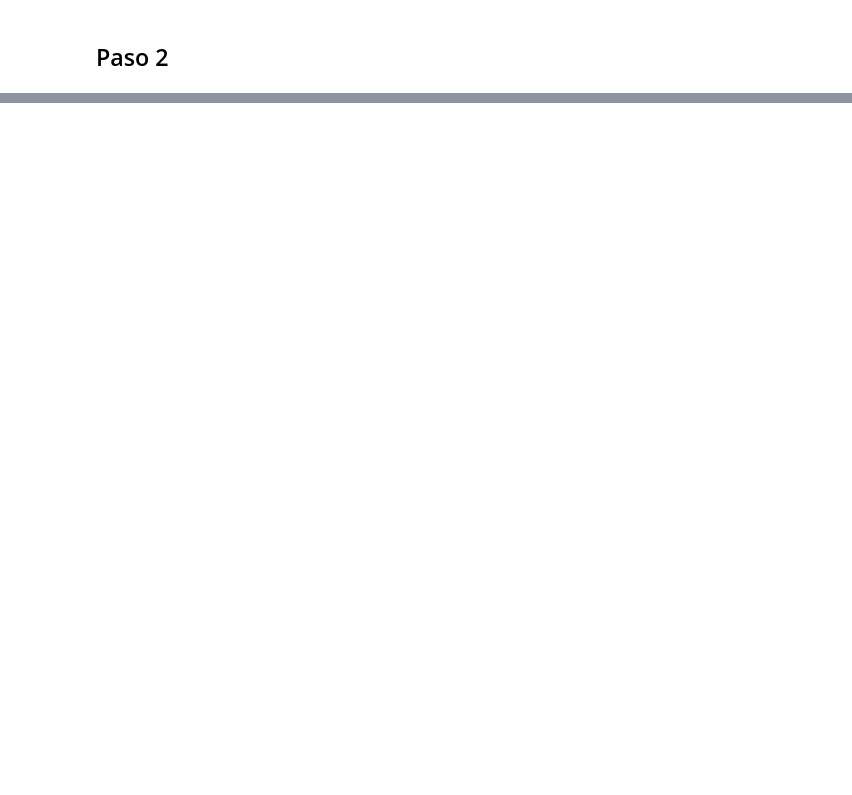
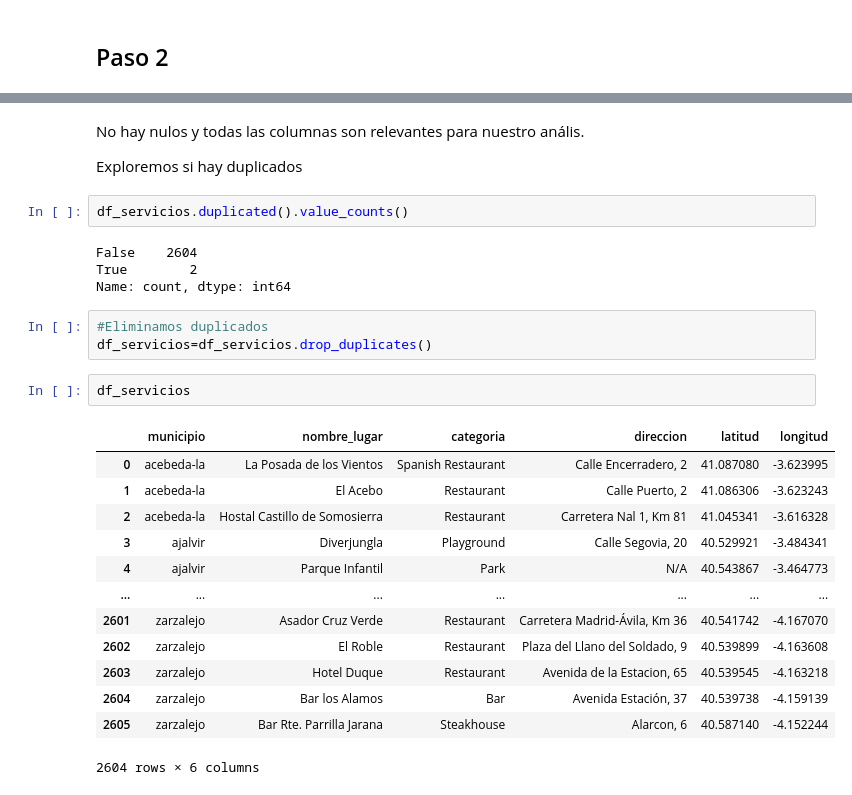
Before and after one commit to Rcm89/aboratorio-modulo3-leccion01-APIs, a Jupyter notebook: laboratorio-modulo3-leccion01-APIs.ipynb, the cells around one changed output, grey strips where cells are left out. Saved outputs shown, nothing was run; the diff lists cells and outputs as text; blank space fills up the shorter version.

```diff
--- a/laboratorio-modulo3-leccion01-APIs.ipynb
+++ b/laboratorio-modulo3-leccion01-APIs.ipynb
@@ -254,0 +248,29 @@ json
+# %% [markdown]
+No hay nulos y todas las columnas son relevantes para nuestro anális.
+
+Exploremos si hay duplicados
+# %%
+df_servicios.duplicated().value_counts()
+# %% [output]
+False    2604
+True        2
+Name: count, dtype: int64
+# %%
+#Eliminamos duplicados
+df_servicios=df_servicios.drop_duplicates()
+# %%
+df_servicios
+# %% [output]
+|  | municipio | nombre_lugar | categoria | direccion | latitud | longitud |
+| 0 | acebeda-la | La Posada de los Vientos | Spanish Restaurant | Calle Encerradero, 2 | 41.087080 | -3.623995 |
+| 1 | acebeda-la | El Acebo | Restaurant | Calle Puerto, 2 | 41.086306 | -3.623243 |
+| 2 | acebeda-la | Hostal Castillo de Somosierra | Restaurant | Carretera Nal 1, Km 81 | 41.045341 | -3.616328 |
+| 3 | ajalvir | Diverjungla | Playground | Calle Segovia, 20 | 40.529921 | -3.484341 |
+| 4 | ajalvir | Parque Infantil | Park | N/A | 40.543867 | -3.464773 |
+| ... | ... | ... | ... | ... | ... | ... |
+| 2601 | zarzalejo | Asador Cruz Verde | Restaurant | Carretera Madrid-Ávila, Km 36 | 40.541742 | -4.167070 |
+| 2602 | zarzalejo | El Roble | Restaurant | Plaza del Llano del Soldado, 9 | 40.539899 | -4.163608 |
+| 2603 | zarzalejo | Hotel Duque | Restaurant | Avenida de la Estacion, 65 | 40.539545 | -4.163218 |
+| 2604 | zarzalejo | Bar los Alamos | Bar | Avenida Estación, 37 | 40.539738 | -4.159139 |
+| 2605 | zarzalejo | Bar Rte. Parrilla Jarana | Steakhouse | Alarcon, 6 | 40.587140 | -4.152244 |
+2604 rows × 6 columns
```
Also changed, not shown: parts of 22 cells of this notebook, 5 other files.
